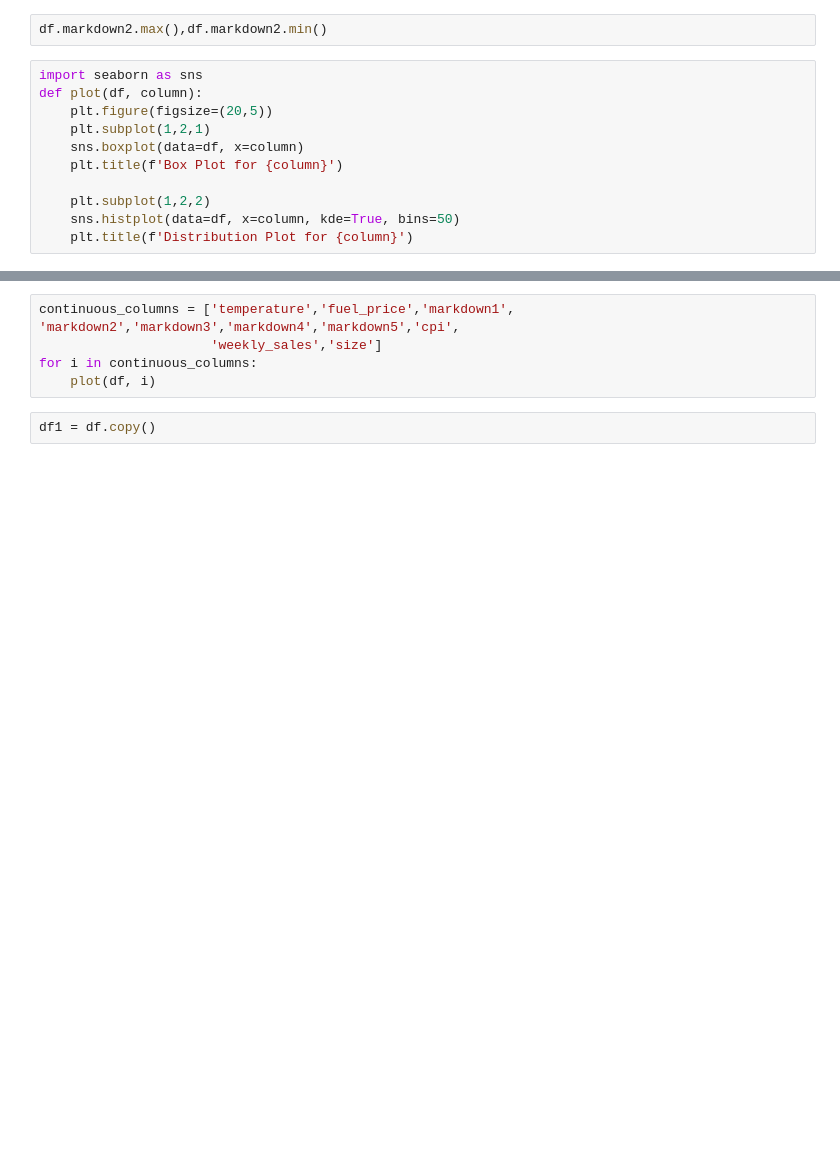
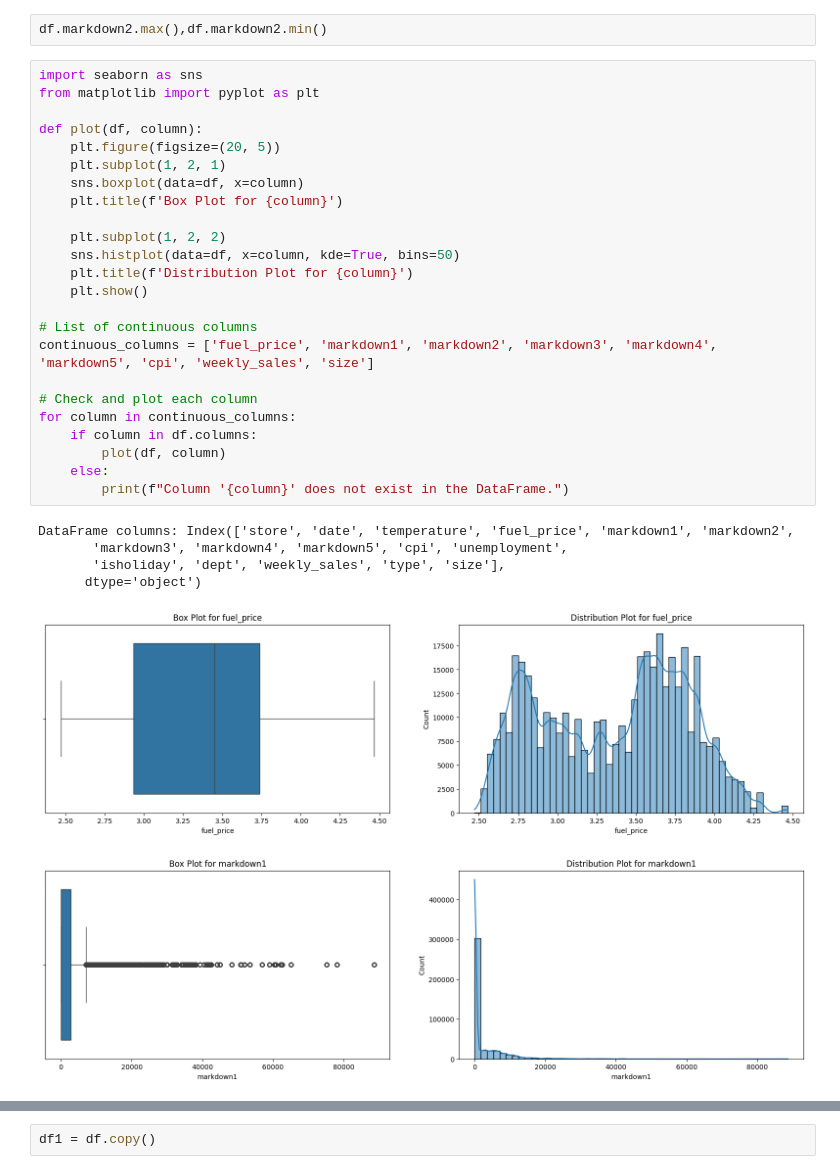
Before and after one commit to Lavan1999/Project-9_SalesForecast, a Jupyter notebook: Final_Project_Sales_Forecast.ipynb, the cells around one changed output, grey strips where cells are left out. Saved outputs shown, nothing was run; the diff lists cells and outputs as text; blank space fills up the shorter version.

```diff
--- a/Final_Project_Sales_Forecast.ipynb
+++ b/Final_Project_Sales_Forecast.ipynb
@@ -1043,12 +1031,32 @@ df.markdown1.max(),df.markdown1.min()
 df.markdown2.max(),df.markdown2.min()
 # %%
 import seaborn as sns
+from matplotlib import pyplot as plt
+
 def plot(df, column):
-    plt.figure(figsize=(20,5))
-    plt.subplot(1,2,1)
+    plt.figure(figsize=(20, 5))
+    plt.subplot(1, 2, 1)
     sns.boxplot(data=df, x=column)
     plt.title(f'Box Plot for {column}')
 
-    plt.subplot(1,2,2)
+    plt.subplot(1, 2, 2)
     sns.histplot(data=df, x=column, kde=True, bins=50)
     plt.title(f'Distribution Plot for {column}')
+    plt.show()
+
+# List of continuous columns
+continuous_columns = ['fuel_price', 'markdown1', 'markdown2', 'markdown3', 'markdown4', 'markdown5', 'cpi', 'weekly_sales', 'size']
+
+# Check and plot each column
+for column in continuous_columns:
+    if column in df.columns:
+        plot(df, column)
+    else:
+        print(f"Column '{column}' does not exist in the DataFrame.")
+# %% [output]
+DataFrame columns: Index(['store', 'date', 'temperature', 'fuel_price', 'markdown1', 'markdown2',
+       'markdown3', 'markdown4', 'markdown5', 'cpi', 'unemployment',
+       'isholiday', 'dept', 'weekly_sales', 'type', 'size'],
+      dtype='object')
+[figure, added]
+[figure, added]
@@ -1055,8 +1070,3 @@ def plot(df, column):
-# %%
-continuous_columns = ['temperature','fuel_price','markdown1', 'markdown2','markdown3','markdown4','markdown5','cpi',
-                      'weekly_sales','size']
-for i in continuous_columns:
-    plot(df, i)
 # %%
 df1 = df.copy()
 # %%
```
Also changed, not shown: parts of 3 cells of this notebook.
